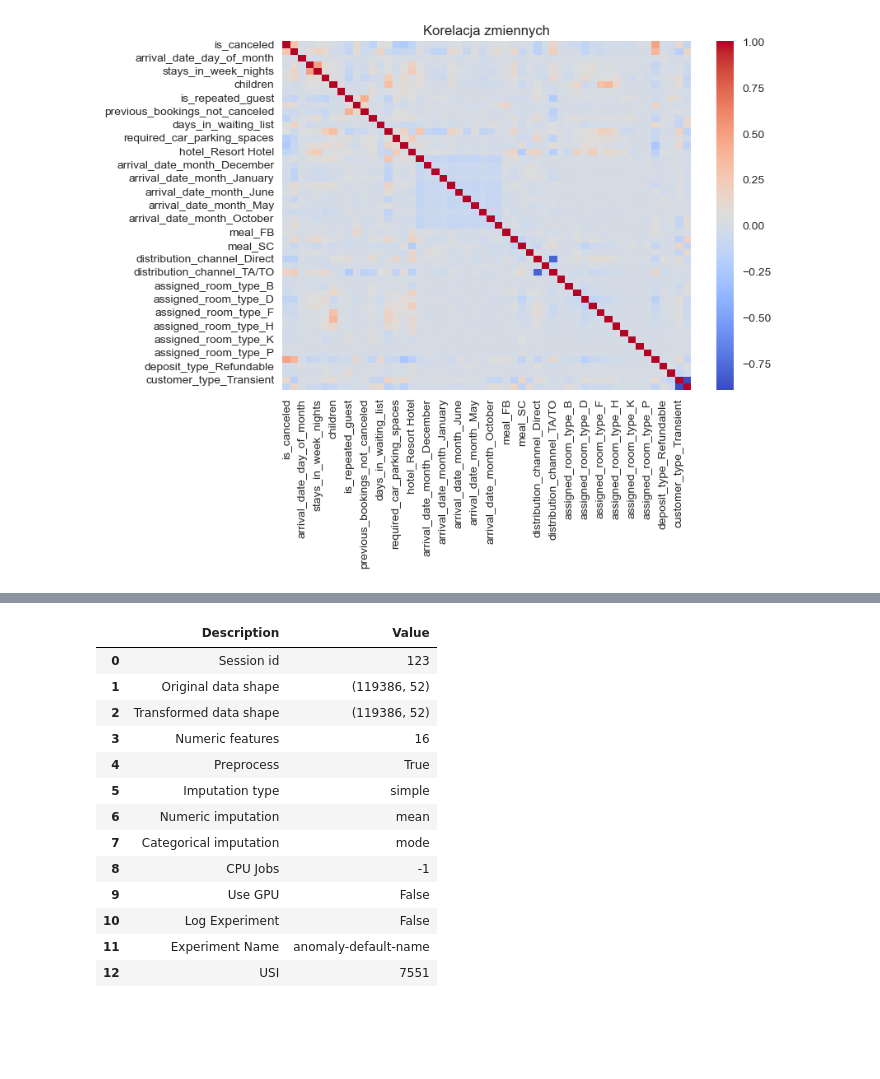
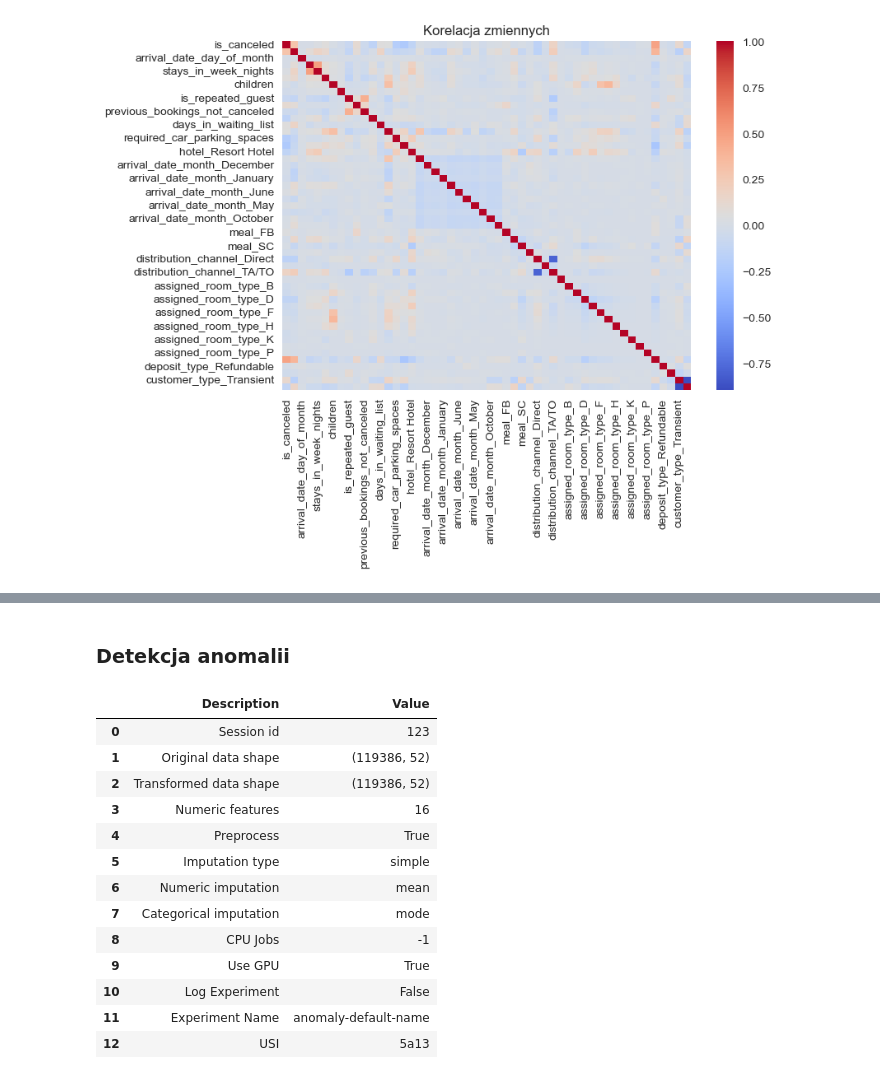
Before and after one commit to SzymonMak/HotelBookingsDataAnalysis, a Jupyter notebook: it_is_what_is_is.ipynb, the cells around one changed output, grey strips where cells are left out. Saved outputs shown, nothing was run; the diff lists cells and outputs as text; code cells hidden in the pictures; blank space fills up the shorter version.

```diff
--- a/zycie.ipynb
+++ b/it_is_what_is_is.ipynb
@@ -149,24 +158,26 @@ stays_in_weekend_nights      hotel_Resort Hotel                0.186595
 hotel_Resort Hotel           distribution_channel_TA/TO        0.180697
                              assigned_room_type_C              0.180026
 dtype: float64
+# %% [markdown]
+### Detekcja anomalii
 # %%
 from pycaret.anomaly import *
-exp_ano101 = setup(df, session_id = 123)
+exp_ano101 = setup(df, session_id = 123, use_gpu=True)
 # %% [output]
 |  | Description | Value |
 | 0 | Session id | 123 |
 | 1 | Original data shape | (119386, 52) |
 | 2 | Transformed data shape | (119386, 52) |
 | 3 | Numeric features | 16 |
 | 4 | Preprocess | True |
 | 5 | Imputation type | simple |
 | 6 | Numeric imputation | mean |
 | 7 | Categorical imputation | mode |
 | 8 | CPU Jobs | -1 |
-| 9 | Use GPU | False |
+| 9 | Use GPU | True |
 | 10 | Log Experiment | False |
 | 11 | Experiment Name | anomaly-default-name |
-| 12 | USI | 7551 |
+| 12 | USI | 5a13 |
 # %%
 iforest = create_model('iforest')
 print(iforest)
```
Also changed, not shown: parts of 16 cells of this notebook, 1 other file.
